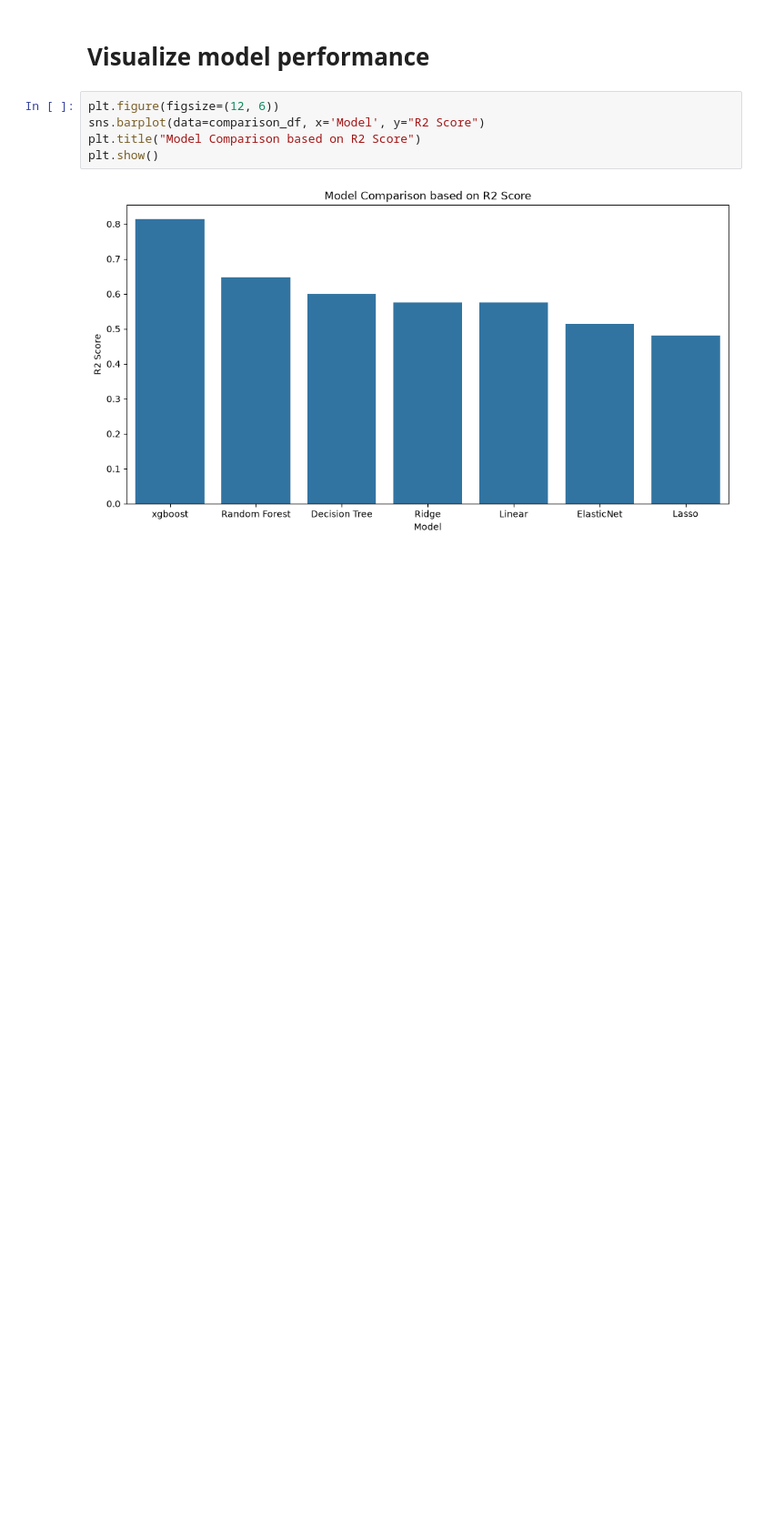
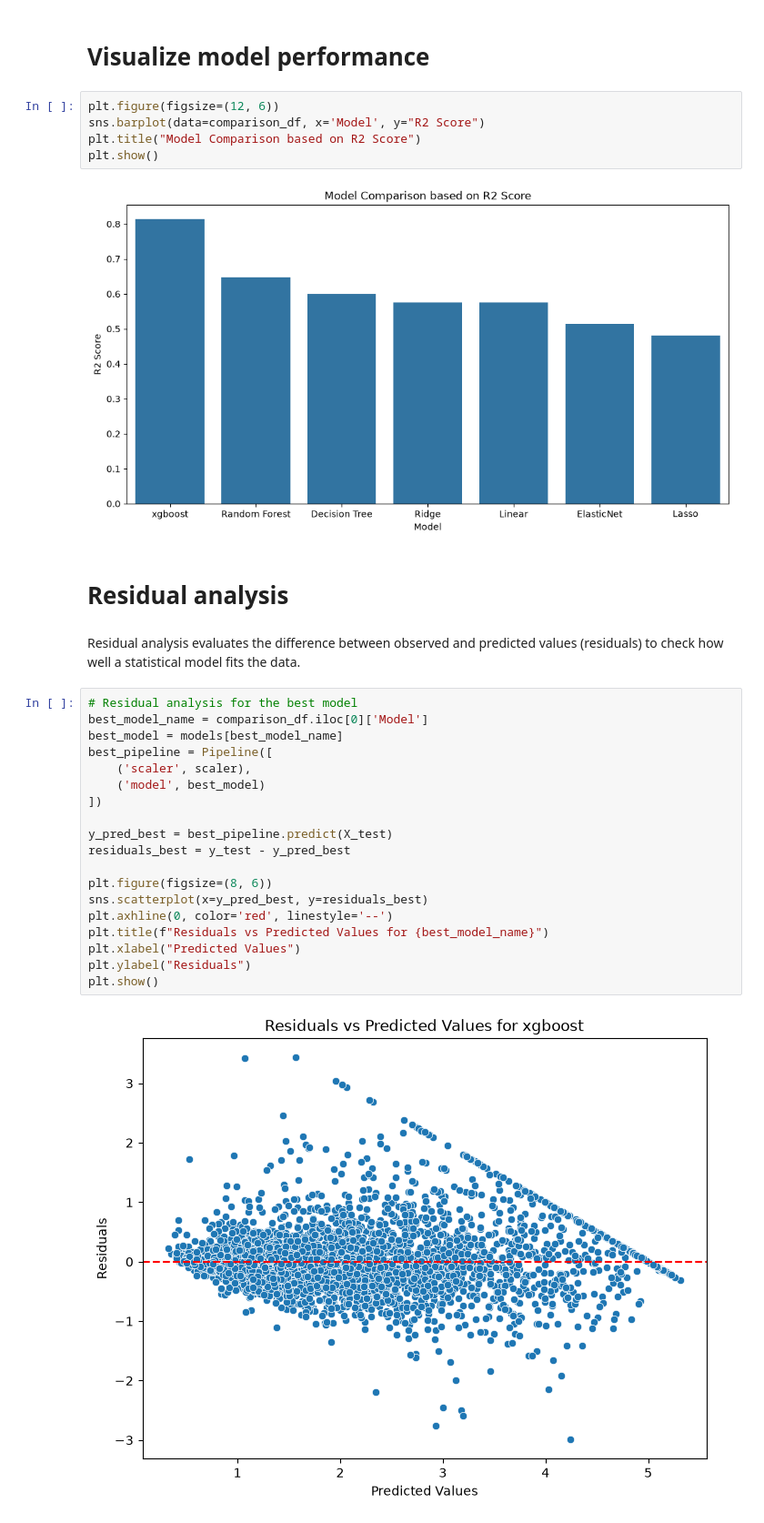
Before and after one commit to shy942/ML-exploration, a Jupyter notebook: notebooks/04_Regression_Algorithms.ipynb, the cells around one changed output. Shown at 91% size. Cells and saved outputs as stored; diff of their text form; blank space fills up the shorter version.

```diff
--- a/notebooks/04_Regression_Algorithms.ipynb
+++ b/notebooks/04_Regression_Algorithms.ipynb
@@ -195,3 +195,28 @@ plt.title("Model Comparison based on R2 Score")
 plt.show()
 # %% [output]
 [figure]
+# %% [markdown]
+# Residual analysis
+# %% [markdown]
+Residual analysis evaluates the difference between observed and predicted values (residuals) to check how well a statistical model fits the data.
+# %%
+# Residual analysis for the best model
+best_model_name = comparison_df.iloc[0]['Model']
+best_model = models[best_model_name]
+best_pipeline = Pipeline([
+    ('scaler', scaler),
+    ('model', best_model)
+])
+
+y_pred_best = best_pipeline.predict(X_test)
+residuals_best = y_test - y_pred_best
+
+plt.figure(figsize=(8, 6))
+sns.scatterplot(x=y_pred_best, y=residuals_best)
+plt.axhline(0, color='red', linestyle='--')
+plt.title(f"Residuals vs Predicted Values for {best_model_name}")
+plt.xlabel("Predicted Values")
+plt.ylabel("Residuals")
+plt.show()
+# %% [output]
+[figure, added]
```
Also changed, not shown: parts of 6 cells of this notebook.
